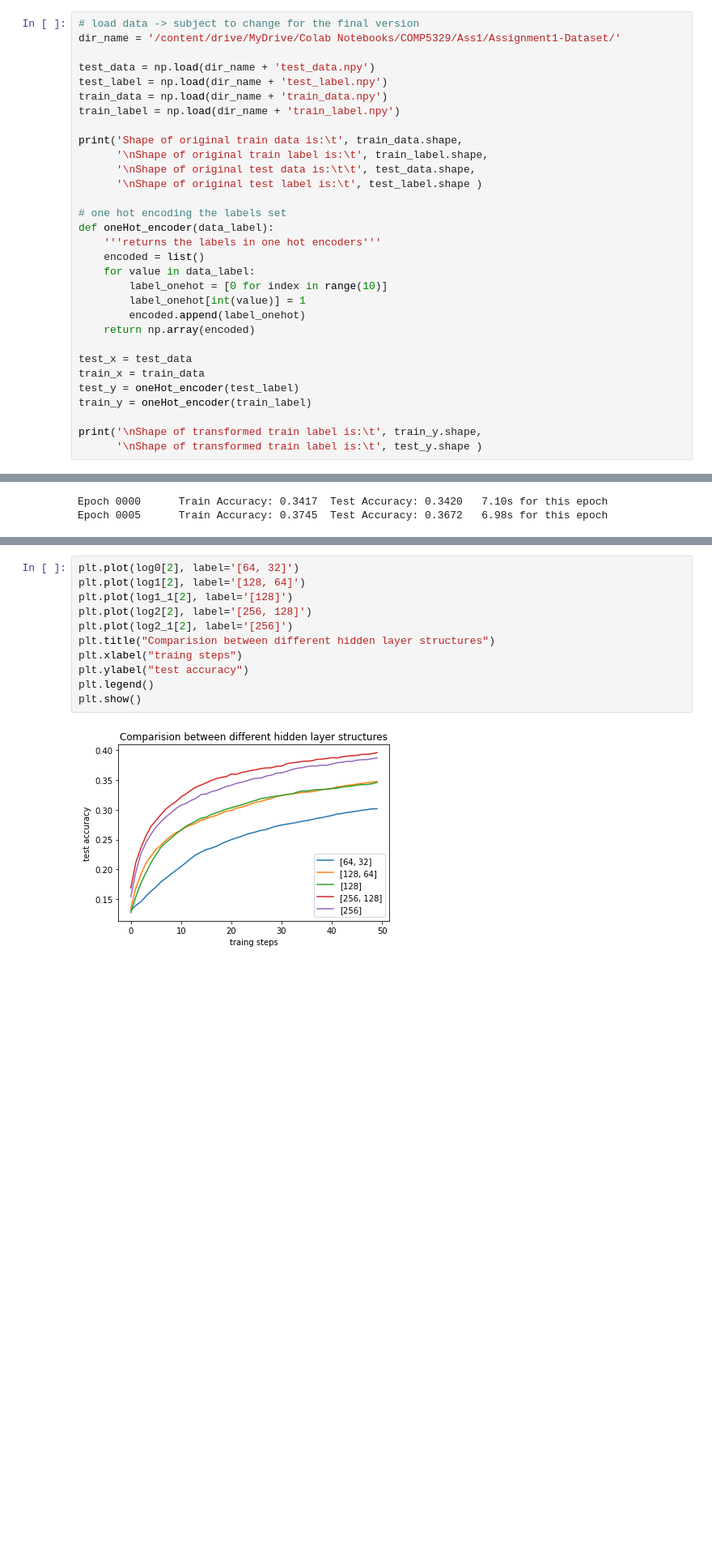
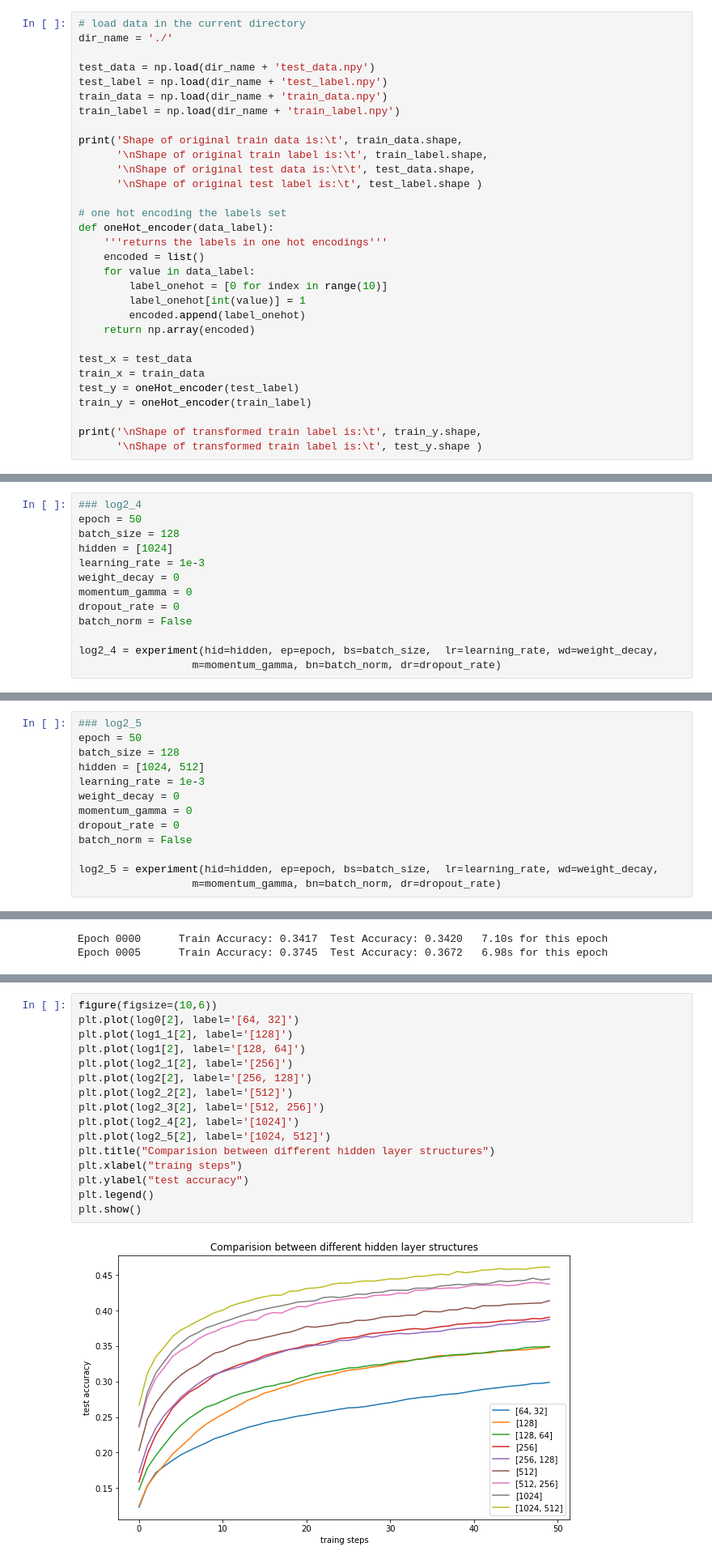
Before and after one commit to Wattsy2020/DeepLearningA1, a Jupyter notebook: Code.ipynb, the cells around one changed output, grey strips where cells are left out. Shown at 81% size. Cells and saved outputs as stored; diff of their text form; blank space fills up the shorter version.

```diff
--- a/Code.ipynb
+++ b/Code.ipynb
@@ -44,6 +37,6 @@ Mounted at /content/drive
 # %%
-# load data -> subject to change for the final version
-dir_name = '/content/drive/MyDrive/Colab Notebooks/COMP5329/Ass1/Assignment1-Dataset/'
+# load data in the current directory
+dir_name = './'
 
 test_data = np.load(dir_name + 'test_data.npy')
 test_label = np.load(dir_name + 'test_label.npy')
@@ -57,7 +50,7 @@ print('Shape of original train data is:\t', train_data.shape,
 
 # one hot encoding the labels set
 def oneHot_encoder(data_label):
-    '''returns the labels in one hot encoders'''
+    '''returns the labels in one hot encodings'''
     encoded = list()
     for value in data_label:
         label_onehot = [0 for index in range(10)]
@@ -764,0 +1257,13 @@ Final:          Train Accuracy: 0.3903  Test Accuracy: 0.3872
+# %%
+### log2_4
+epoch = 50
+batch_size = 128
+hidden = [1024]
+learning_rate = 1e-3
+weight_decay = 0
+momentum_gamma = 0
+dropout_rate = 0
+batch_norm = False
+
+log2_4 = experiment(hid=hidden, ep=epoch, bs=batch_size,  lr=learning_rate, wd=weight_decay,
+                  m=momentum_gamma, bn=batch_norm, dr=dropout_rate)
@@ -764,0 +1284,13 @@ Final:          Train Accuracy: 0.3903  Test Accuracy: 0.3872
+# %%
+### log2_5
+epoch = 50
+batch_size = 128
+hidden = [1024, 512]
+learning_rate = 1e-3
+weight_decay = 0
+momentum_gamma = 0
+dropout_rate = 0
+batch_norm = False
+
+log2_5 = experiment(hid=hidden, ep=epoch, bs=batch_size,  lr=learning_rate, wd=weight_decay,
+                  m=momentum_gamma, bn=batch_norm, dr=dropout_rate)
@@ -1550,14 +2134,19 @@ For all experiments, their performance regarding to logID are:
 # %%
+figure(figsize=(10,6))
 plt.plot(log0[2], label='[64, 32]')
+plt.plot(log1_1[2], label='[128]')
 plt.plot(log1[2], label='[128, 64]')
-plt.plot(log1_1[2], label='[128]')
+plt.plot(log2_1[2], label='[256]')
 plt.plot(log2[2], label='[256, 128]')
-plt.plot(log2_1[2], label='[256]')
+plt.plot(log2_2[2], label='[512]')
+plt.plot(log2_3[2], label='[512, 256]')
+plt.plot(log2_4[2], label='[1024]')
+plt.plot(log2_5[2], label='[1024, 512]')
 plt.title("Comparision between different hidden layer structures")
 plt.xlabel("traing steps")
 plt.ylabel("test accuracy")
 plt.legend()
 plt.show()
 # %% [output]
-[figure, old version]
+[figure, new version]
 # %% [markdown]
```
Also changed, not shown: parts of 97 cells of this notebook.
